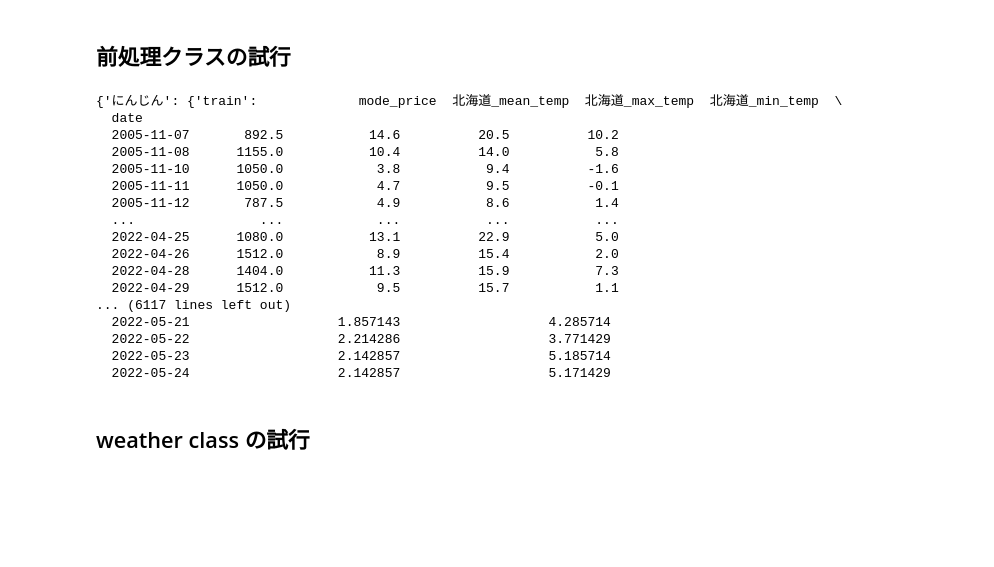
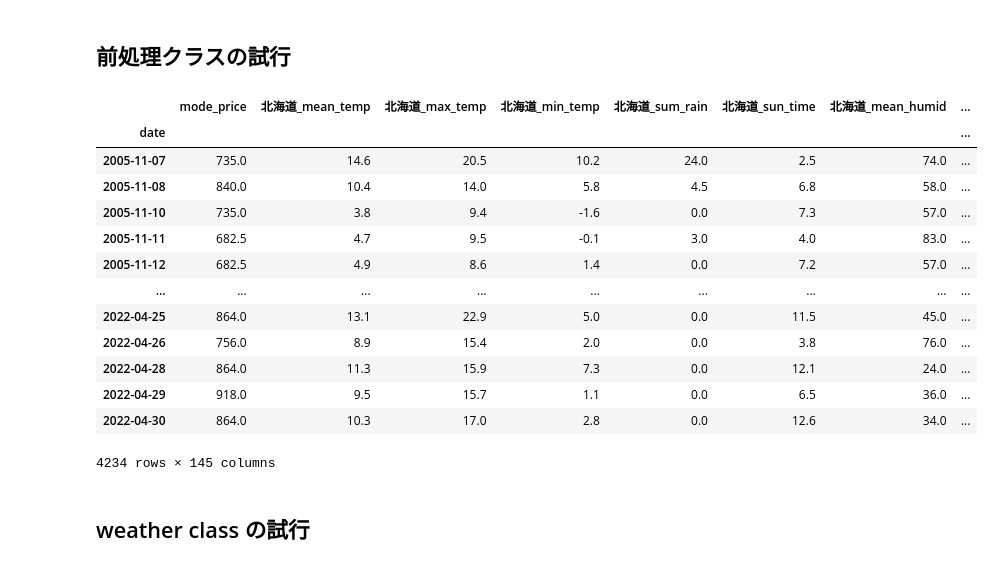
Before and after one commit to BP-Test/01_fresh_vegetable_competition, a Jupyter notebook: notebook/model_train_ver2.ipynb, the cells around one changed output. Drawn from its saved outputs; the diff is of its cells as text; code cells hidden in the pictures; blank space fills up the shorter version.

Commit message:
add: Learning tutorial using data preprocessing

```diff
--- a/notebook/model_train_ver2.ipynb
+++ b/notebook/model_train_ver2.ipynb
@@ -213,26 +353,24 @@ tester.read_train_test_from_csv()
 
 # 前処理開始
 tester.preprocess()
-# %%
-tester.preprocessed_data
-# %% [output]
-{'にんじん': {'train':             mode_price  北海道_mean_temp  北海道_max_temp  北海道_min_temp  \
-  date
-  2005-11-07       892.5           14.6          20.5          10.2
-  2005-11-08      1155.0           10.4          14.0           5.8
-  2005-11-10      1050.0            3.8           9.4          -1.6
-  2005-11-11      1050.0            4.7           9.5          -0.1
-  2005-11-12       787.5            4.9           8.6           1.4
-  ...                ...            ...           ...           ...
-  2022-04-25      1080.0           13.1          22.9           5.0
-  2022-04-26      1512.0            8.9          15.4           2.0
-  2022-04-28      1404.0           11.3          15.9           7.3
-  2022-04-29      1512.0            9.5          15.7           1.1
-... (6117 lines left out)
-  2022-05-21                   1.857143                   4.285714
-  2022-05-22                   2.214286                   3.771429
-  2022-05-23                   2.142857                   5.185714
-  2022-05-24                   2.142857                   5.171429
+# %%
+# 作成されたデータを確認
+tester.preprocessed_data['だいこん']['train']
+# %% [output]
+|  | mode_price | 北海道_mean_temp | 北海道_max_temp | 北海道_min_temp | 北海道_sum_rain | 北海道_sun_time | 北海道_mean_humid | ... |
+| date |  |  |  |  |  |  |  | ... |
+| 2005-11-07 | 735.0 | 14.6 | 20.5 | 10.2 | 24.0 | 2.5 | 74.0 | ... |
+| 2005-11-08 | 840.0 | 10.4 | 14.0 | 5.8 | 4.5 | 6.8 | 58.0 | ... |
+| 2005-11-10 | 735.0 | 3.8 | 9.4 | -1.6 | 0.0 | 7.3 | 57.0 | ... |
+| 2005-11-11 | 682.5 | 4.7 | 9.5 | -0.1 | 3.0 | 4.0 | 83.0 | ... |
+| 2005-11-12 | 682.5 | 4.9 | 8.6 | 1.4 | 0.0 | 7.2 | 57.0 | ... |
+| ... | ... | ... | ... | ... | ... | ... | ... | ... |
+| 2022-04-25 | 864.0 | 13.1 | 22.9 | 5.0 | 0.0 | 11.5 | 45.0 | ... |
+| 2022-04-26 | 756.0 | 8.9 | 15.4 | 2.0 | 0.0 | 3.8 | 76.0 | ... |
+| 2022-04-28 | 864.0 | 11.3 | 15.9 | 7.3 | 0.0 | 12.1 | 24.0 | ... |
+| 2022-04-29 | 918.0 | 9.5 | 15.7 | 1.1 | 0.0 | 6.5 | 36.0 | ... |
+| 2022-04-30 | 864.0 | 10.3 | 17.0 | 2.8 | 0.0 | 12.6 | 34.0 | ... |
+4234 rows × 145 columns
 # %% [markdown]
 ## weather class の試行
 # %%
```
Also changed, not shown: parts of 6 cells of this notebook.
